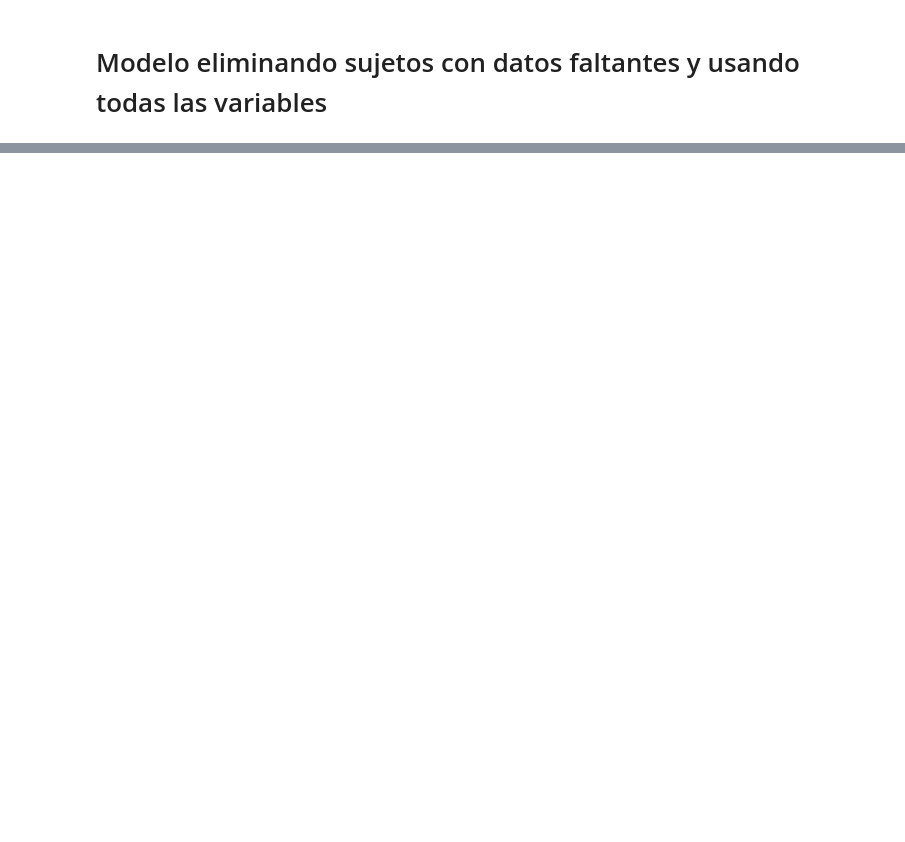
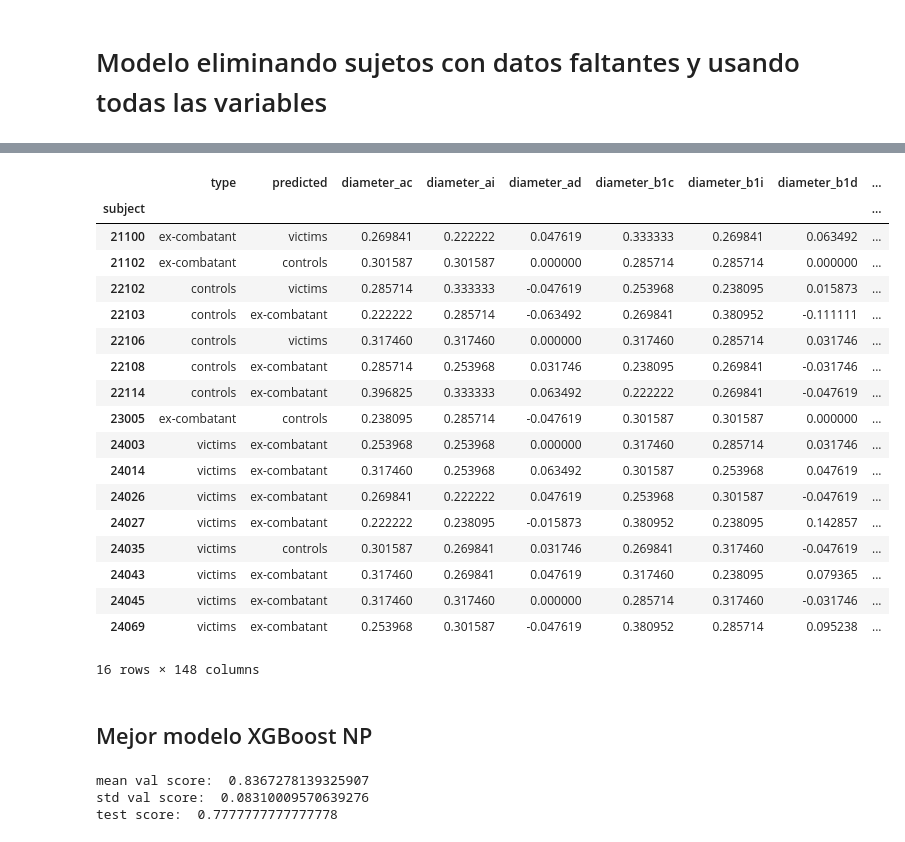
Before and after one commit to jhquiza/EEG_IAT, a Jupyter notebook: Modelos clasificación conectividad grupos de actores.ipynb, the cells around one changed output, grey strips where cells are left out. Drawn from its saved outputs; the diff is of its cells as text; code cells hidden in the pictures; blank space fills up the shorter version.

```diff
--- a/Modelos clasificación conectividad grupos de actores.ipynb
+++ b/Modelos clasificación conectividad grupos de actores.ipynb
@@ -24,9 +72,2 @@ importlib.reload(ml)
 # %% [markdown]
 # Modelo eliminando sujetos con datos faltantes y usando todas las variables
-# %%
-# otra opción usando todas las variables y sin hacer imputación de datos
-data_all = pd.read_csv('medidas_conectividad_globales_comportamentales_demograficos_2.csv')
-data_all.set_index('subject', inplace=True)
-data_all= data_all.drop(columns=['IAT_score_ind','IAT_score_level','dscore_1','dscore_2','dscore_3','dscore_5','dscore_6','dscore_7','dscore_8','modo_0','modo_1','modo_2'], axis=1)
-data_all.dropna(inplace=True)
-data_all[['IRI_PT', 'IRI_FS', 'IRI_EC', 'IRI_PD', 'IMA', 'RPQ AR', 'RPQ AP']] = data_all[['IRI_PT', 'IRI_FS', 'IRI_EC', 'IRI_PD', 'IMA', 'RPQ AR', 'RPQ AP']].astype('int64')
@@ -299,0 +409,13 @@ datos_errados.to_csv('errores_clasificación_atributos_seleccionados_pt.csv')
+# %%
+features_sel_sel = ['max_degree_b2c', 'max_degree_b2i', 'mean_eccentricity_b2i',
+                    'mean_eccentricity_gc', 'mean_eccentricity_tc', 'EX2_score', 'age',
+                    'school_years', 'IRI_PT', 'IRI_EC', 'IRI_PD', 'RPQ AR', 'AN', 'AL', 'gender_F', 'victims_self_no']
+# %%
+data_all_cod = pd.get_dummies(data_all)
+X_sel_sel = data_all_cod[features_sel_sel].copy()
+y = data_all['type'].copy()
+# separación datos de prueba
+X_train, X_test, y_train, y_test = train_test_split(X_sel_sel, y, test_size=0.2, random_state=1, stratify=y)
+y_train_label = LabelEncoder().fit_transform(y_train)
+y_test_label = LabelEncoder().fit_transform(y_test)
+print(X_train.shape, X_test.shape, y_train.shape, y_test.shape)
@@ -299,0 +574,9 @@ datos_errados.to_csv('errores_clasificación_atributos_seleccionados_pt.csv')
+# %%
+# Mejor modelo GB
+params = {'ccp_alpha': 0.0006260658638342504, 'n_estimators': 74, 'subsample': 0.39238936278396697}
+model_gb = GradientBoostingClassifier(**params)
+scores = cross_val_score(estimator = model_gb, X= X_train, y= y_train_label, scoring='f1_weighted', cv=5)
+print('mean val score: ', scores.mean())
+print('std val score: ', scores.std())
+model_fit_gb = model_gb.fit(X_train, y_train_label)
+print('test score: ',model_fit_gb.score(X_test, y_test_label))
@@ -299,0 +637,28 @@ datos_errados.to_csv('errores_clasificación_atributos_seleccionados_pt.csv')
+# %%
+df_errados = ml.errores(model=model_gb, label='type', X_train=X_train, y_train=y_train,
+                        X_test=X_test, y_test=y_test)
+datos_errados = pd.merge(df_errados, data_all, how='inner', left_index=True, right_index=True)
+datos_errados.rename(columns={'type_x':'type'}, inplace=True)
+datos_errados = datos_errados.drop(['type_y'], axis=1)
+datos_errados = datos_errados.sort_index()
+datos_errados
+# %% [output]
+|  | type | predicted | diameter_ac | diameter_ai | diameter_ad | diameter_b1c | diameter_b1i | diameter_b1d | ... |
+| subject |  |  |  |  |  |  |  |  | ... |
+| 21100 | ex-combatant | victims | 0.269841 | 0.222222 | 0.047619 | 0.333333 | 0.269841 | 0.063492 | ... |
+| 21102 | ex-combatant | controls | 0.301587 | 0.301587 | 0.000000 | 0.285714 | 0.285714 | 0.000000 | ... |
+| 22102 | controls | victims | 0.285714 | 0.333333 | -0.047619 | 0.253968 | 0.238095 | 0.015873 | ... |
+| 22103 | controls | ex-combatant | 0.222222 | 0.285714 | -0.063492 | 0.269841 | 0.380952 | -0.111111 | ... |
+| 22106 | controls | victims | 0.317460 | 0.317460 | 0.000000 | 0.317460 | 0.285714 | 0.031746 | ... |
+| 22108 | controls | ex-combatant | 0.285714 | 0.253968 | 0.031746 | 0.238095 | 0.269841 | -0.031746 | ... |
+| 22114 | controls | ex-combatant | 0.396825 | 0.333333 | 0.063492 | 0.222222 | 0.269841 | -0.047619 | ... |
+| 23005 | ex-combatant | controls | 0.238095 | 0.285714 | -0.047619 | 0.301587 | 0.301587 | 0.000000 | ... |
+| 24003 | victims | ex-combatant | 0.253968 | 0.253968 | 0.000000 | 0.317460 | 0.285714 | 0.031746 | ... |
+| 24014 | victims | ex-combatant | 0.317460 | 0.253968 | 0.063492 | 0.301587 | 0.253968 | 0.047619 | ... |
+| 24026 | victims | ex-combatant | 0.269841 | 0.222222 | 0.047619 | 0.253968 | 0.301587 | -0.047619 | ... |
+| 24027 | victims | ex-combatant | 0.222222 | 0.238095 | -0.015873 | 0.380952 | 0.238095 | 0.142857 | ... |
+| 24035 | victims | controls | 0.301587 | 0.269841 | 0.031746 | 0.269841 | 0.317460 | -0.047619 | ... |
+| 24043 | victims | ex-combatant | 0.317460 | 0.269841 | 0.047619 | 0.317460 | 0.238095 | 0.079365 | ... |
+| 24045 | victims | ex-combatant | 0.317460 | 0.317460 | 0.000000 | 0.285714 | 0.317460 | -0.031746 | ... |
+| 24069 | victims | ex-combatant | 0.253968 | 0.301587 | -0.047619 | 0.380952 | 0.285714 | 0.095238 | ... |
+16 rows × 148 columns
@@ -299,0 +667,16 @@ datos_errados.to_csv('errores_clasificación_atributos_seleccionados_pt.csv')
+# %% [markdown]
+## Mejor modelo XGBoost NP
+# %%
+# Mejor modelo XGBoost NP
+params = {'colsample_bytree': 0.7355218292441176, 'eta': 0.4691773326745049, 'max_depth': 5, 'n_estimators': 87,
+          'subsample': 0.7220090785891405}
+model_xgnp = XGBClassifier(**params)
+scores = cross_val_score(estimator = model_xgnp, X= X_train, y= y_train_label, scoring='f1_weighted', cv=5)
+print('mean val score: ', scores.mean())
+print('std val score: ', scores.std())
+model_fit_xgnp = model_xgnp.fit(X_train, y_train_label)
+print('test score: ',model_fit_xgnp.score(X_test, y_test_label))
+# %% [output]
+mean val score:  0.8367278139325907
+std val score:  0.08310009570639276
+test score:  0.7777777777777778
```
Also changed, not shown: parts of 127 cells of this notebook, 1 other file.
